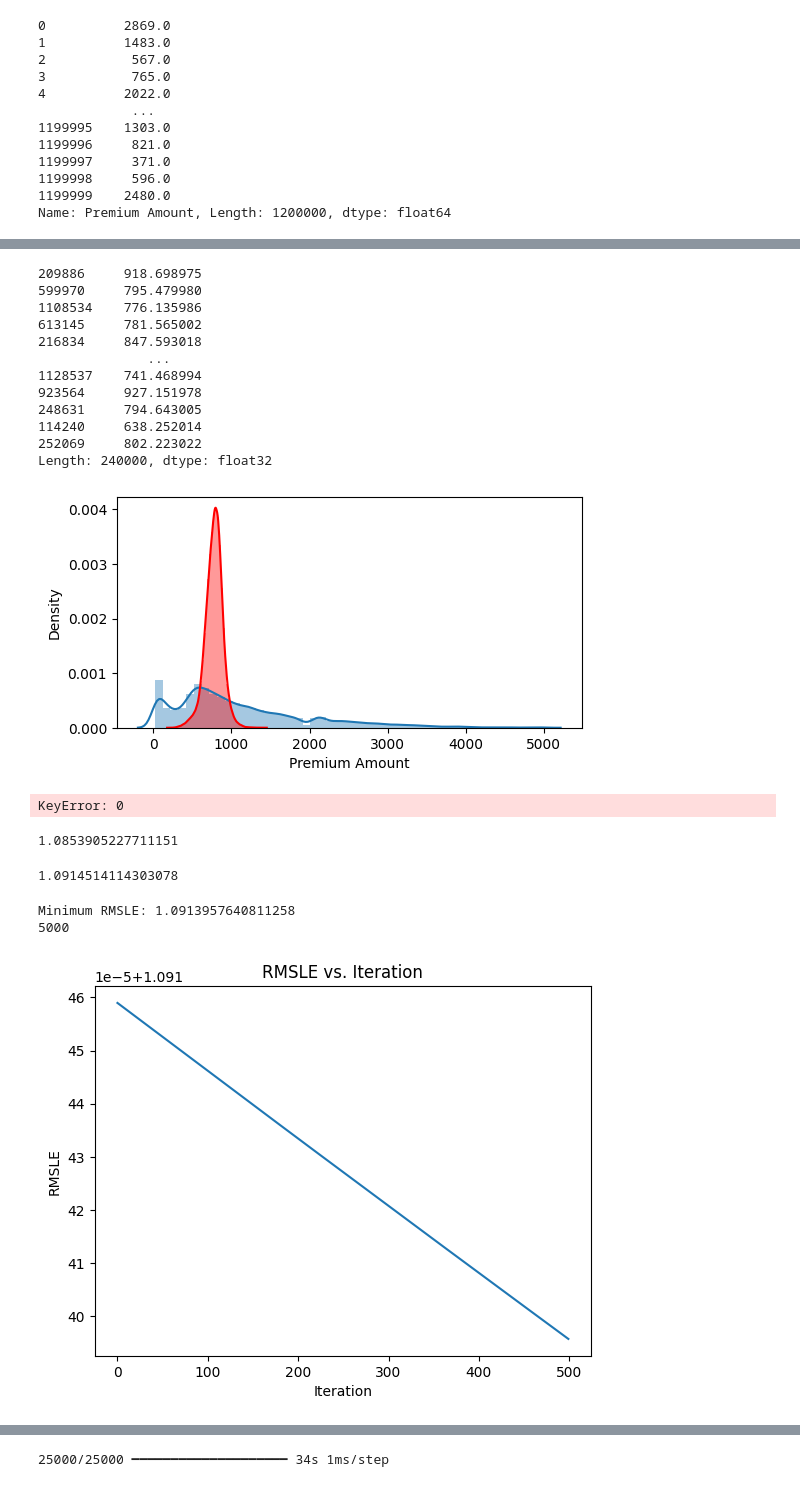
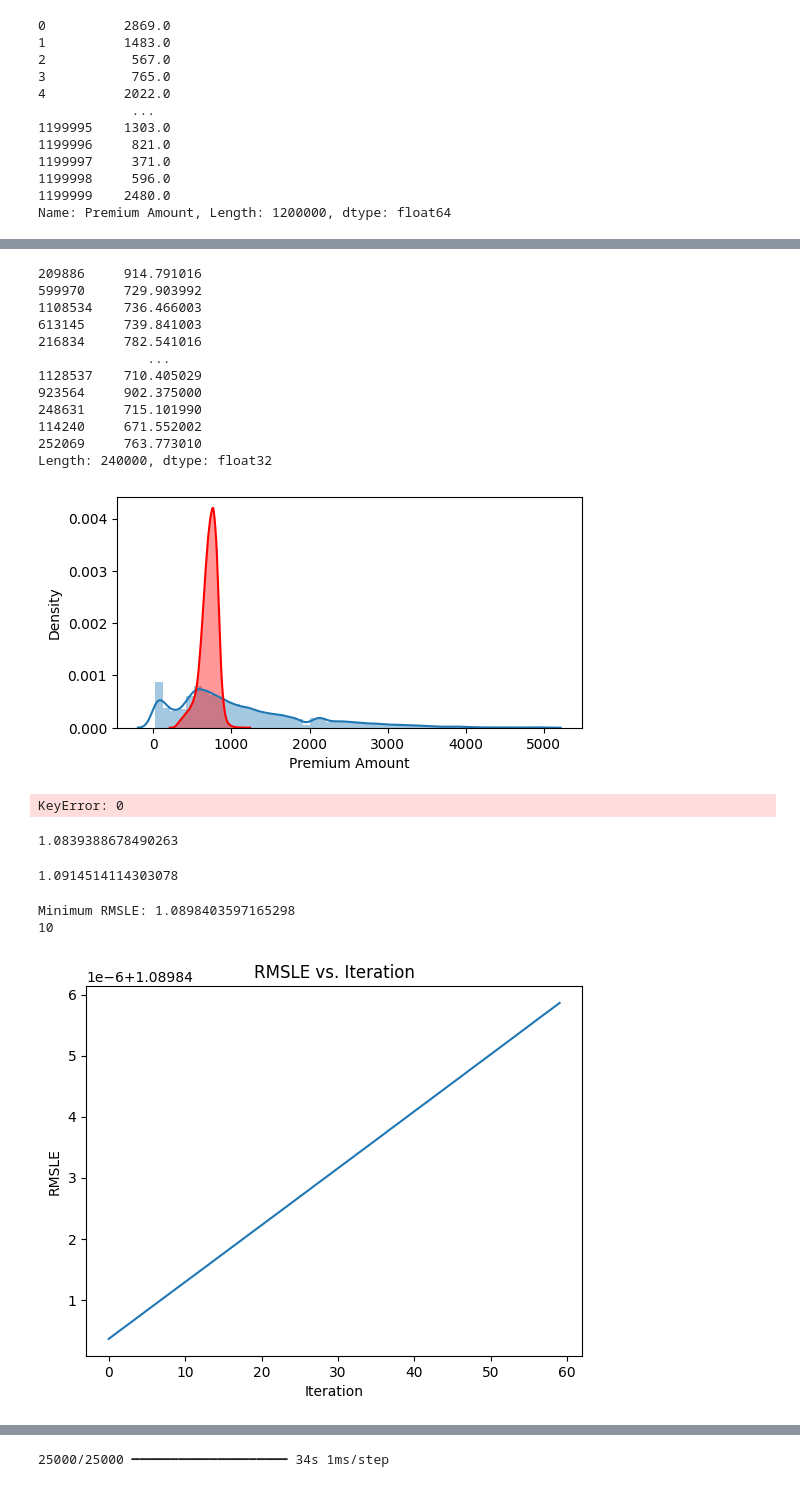
Before and after one commit to yash-meshram/Insurance-Premium, a Jupyter notebook: insurance-premium.ipynb, the cells around one changed output, grey strips where cells are left out. Saved outputs shown, nothing was run; the diff lists cells and outputs as text; code cells hidden in the pictures.

```diff
--- a/insurance-premium.ipynb
+++ b/insurance-premium.ipynb
@@ -477,7 +477,8 @@ NN_model.add(Dense(300, kernel_initializer='normal',input_dim = x.shape[1], acti
 
 # The Hidden Layers :
 NN_model.add(Dense(256, kernel_initializer='normal',activation='relu'))
-NN_model.add(Dense(128, kernel_initializer='normal',activation='relu'))
+NN_model.add(Dense(256, kernel_initializer='normal',activation='relu'))
+NN_model.add(Dense(256, kernel_initializer='normal',activation='relu'))
 
 # The Output Layer :
 NN_model.add(Dense(1, kernel_initializer='normal',activation='linear'))
@@ -540,17 +543,17 @@ Name: Premium Amount, Length: 240000, dtype: float64
 y_pred = pd.Series(np.array(y_pred).flatten(), index=y_test.index)
 y_pred
 # %% [output]
-209886     918.698975
-599970     795.479980
-1108534    776.135986
-613145     781.565002
-216834     847.593018
+209886     914.791016
+599970     729.903992
+1108534    736.466003
+613145     739.841003
+216834     782.541016
               ...
-1128537    741.468994
-923564     927.151978
-248631     794.643005
-114240     638.252014
-252069     802.223022
+1128537    710.405029
+923564     902.375000
+248631     715.101990
+114240     671.552002
+252069     763.773010
 Length: 240000, dtype: float32
 # %%
 def rmsle(predictions, targets):
@@ -568,7 +571,7 @@ sns.distplot(a=y_test, ax=ax)
 sns.distplot(a=y_pred, color="red", ax=ax)
 plt.show()
 # %% [output]
-[figure, old version]
+[figure, new version]
 # %%
 df_pred = pd.DataFrame([y_pred*4999, y_test*4999]).transpose()
 df_pred = df_pred.describe()
@@ -580,7 +583,7 @@ KeyError: 0
 # %%
 rmsle(y_pred, y_test)
 # %% [output]
-1.0853905227711151
+1.0839388678490263
 # %%
 y_pred
 # %%
@@ -592,34 +595,34 @@ rmsle(y_pred*4999-600, y_test*4999)
 # %%
 import matplotlib.pyplot as plt
 
 list_ = []
 min_ = 0  # Rename variable to avoid overwriting Python's built-in `min`
 a = 0
 
 # Loop through the range
-for i in range(10, 5001, 10):
+for i in range(10, 601, 10):
     current_rmsle = rmsle(y_pred * 4999 - i, y_test * 4999)  # Calculate RMSLE
     list_.append(current_rmsle)  # Append current RMSLE to the list
 
     # Check if this RMSLE is smaller than the current minimum
     if len(list_) == 1 or current_rmsle < list_[min_]:
         min_ = len(list_) - 1  # Update `min_` to the index of the smallest value
         a = i
 
 # Output the minimum RMSLE
 print("Minimum RMSLE:", list_[min_])
 print(a)
 
 # Plot the list of RMSLE values
 plt.plot(list_)
 plt.xlabel("Iteration")
 plt.ylabel("RMSLE")
 plt.title("RMSLE vs. Iteration")
 plt.show()
 # %% [output]
-Minimum RMSLE: 1.0913957640811258
-5000
+Minimum RMSLE: 1.0898403597165298
+10
-[figure, old version]
+[figure, new version]
 # %%
 1.0791089458874077
 # %%
```
Also changed, not shown: parts of 8 cells of this notebook.
